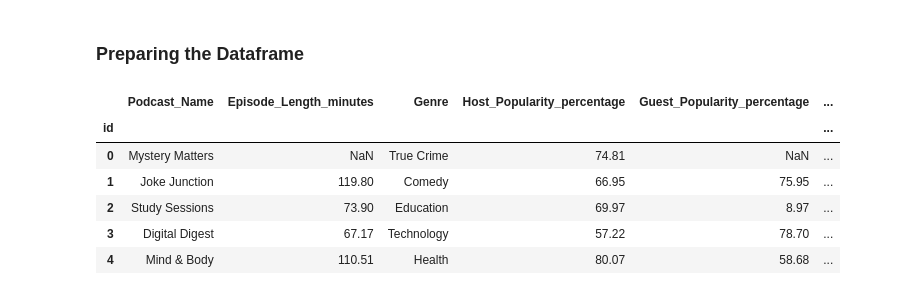
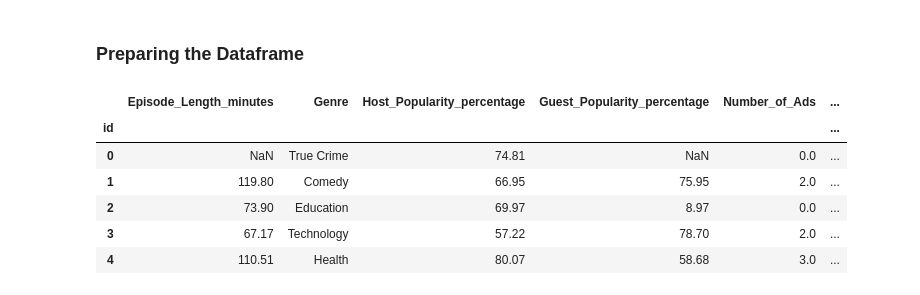
Before and after one commit to vishal-adithya/Kaggle-PlaygroundSeries, a Jupyter notebook: Season-5 ep-4/main.ipynb, the cells around one changed output. Drawn from its saved outputs; the diff is of its cells as text; code cells hidden in the pictures.

```diff
--- a/Season-5 ep-4/main.ipynb
+++ b/Season-5 ep-4/main.ipynb
@@ -12,13 +18,13 @@ import xgboost as xgb
 # %%
 df = pd.read_csv(os.path.join("Data","train.csv"))
 df.set_index(df["id"],inplace=True)
-df.drop(columns = ["id","Episode_Title","Publication_Day","Publication_Time"],inplace=True)
+df.drop(columns = ["id","Episode_Title","Publication_Day","Publication_Time","Podcast_Name"],inplace=True)
 df.head()
 # %% [output]
-|  | Podcast_Name | Episode_Length_minutes | Genre | Host_Popularity_percentage | Guest_Popularity_percentage | ... |
+|  | Episode_Length_minutes | Genre | Host_Popularity_percentage | Guest_Popularity_percentage | Number_of_Ads | ... |
 | id |  |  |  |  |  | ... |
-| 0 | Mystery Matters | NaN | True Crime | 74.81 | NaN | ... |
-| 1 | Joke Junction | 119.80 | Comedy | 66.95 | 75.95 | ... |
-| 2 | Study Sessions | 73.90 | Education | 69.97 | 8.97 | ... |
-| 3 | Digital Digest | 67.17 | Technology | 57.22 | 78.70 | ... |
-| 4 | Mind & Body | 110.51 | Health | 80.07 | 58.68 | ... |
+| 0 | NaN | True Crime | 74.81 | NaN | 0.0 | ... |
+| 1 | 119.80 | Comedy | 66.95 | 75.95 | 2.0 | ... |
+| 2 | 73.90 | Education | 69.97 | 8.97 | 0.0 | ... |
+| 3 | 67.17 | Technology | 57.22 | 78.70 | 2.0 | ... |
+| 4 | 110.51 | Health | 80.07 | 58.68 | 3.0 | ... |
```
Also changed, not shown: parts of 16 cells of this notebook.
